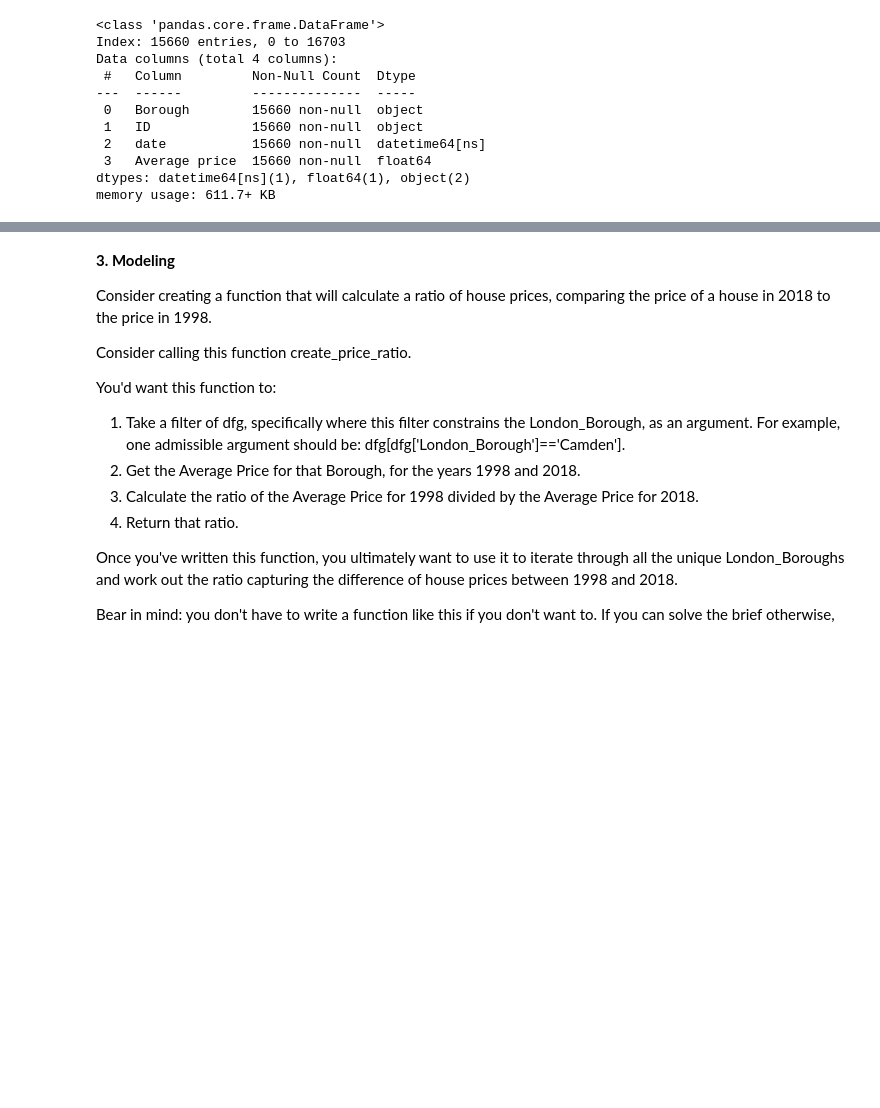
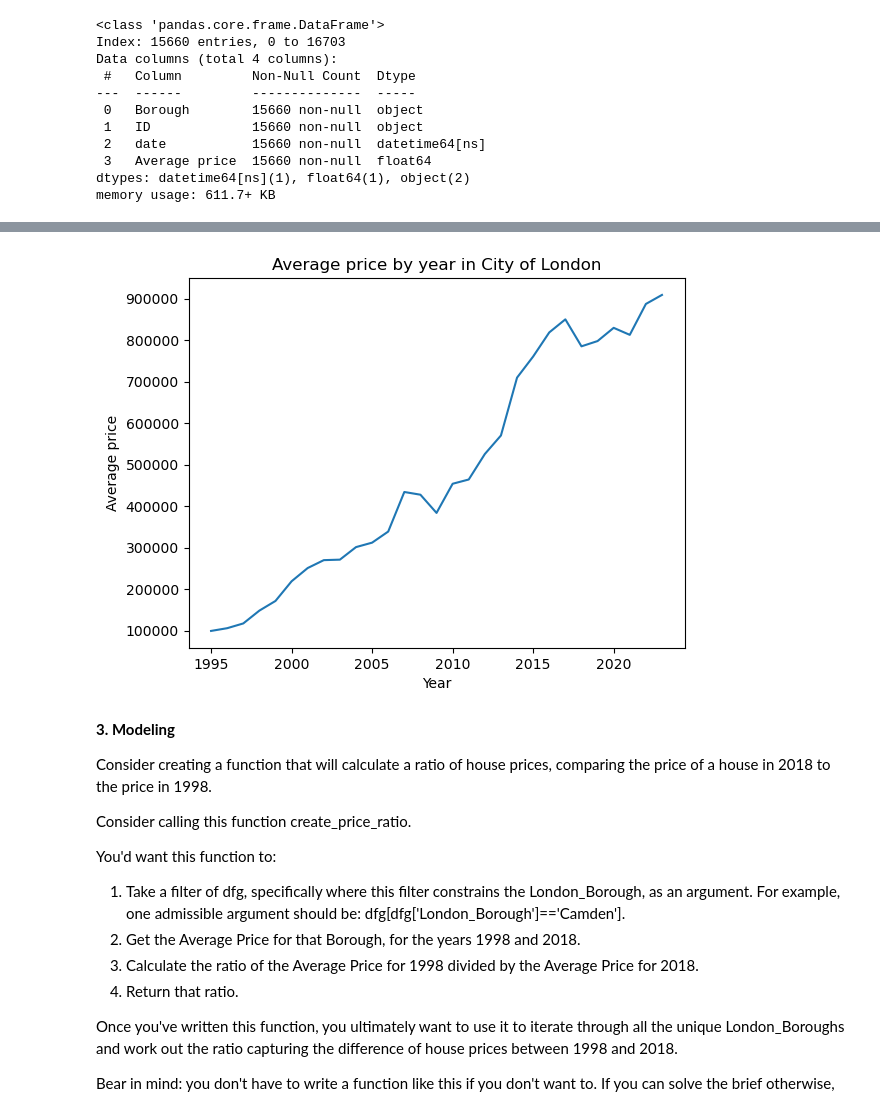
Before and after one commit to DiegoMZD/SpringboardFiles, a Jupyter notebook: Unit 4 Challenge - Tier 3.ipynb, the cells around one changed output, grey strips where cells are left out. Drawn from its saved outputs; the diff is of its cells as text; code cells hidden in the pictures; blank space fills up the shorter version.

```diff
--- a/Unit 4 Challenge - Tier 3.ipynb
+++ b/Unit 4 Challenge - Tier 3.ipynb
@@ -252,3 +261,8 @@ To this end, you *could* apply a ***lambda function***. Your logic could work as
 3. store that corresponding year as separate column.
 
 Whether you go ahead with this is up to you. Just so long as you answer our initial brief: which boroughs of London have seen the greatest house price increase, on average, over the past two decades?
+# %%
+dfg = properties_2.copy()
+dfg['month'] = dfg['date'].dt.month
+dfg['year'] = dfg['date'].apply(lambda x: x.year)
+dfg.head()
@@ -255,3 +276,13 @@ Whether you go ahead with this is up to you. Just so long as you answer our init
+# %%
+subset2 = dfg[dfg['Borough'] == 'City of London'].copy()
+subset3 = subset2.groupby('year')['Average price'].mean()
+subset3.plot()
+plt.title("Average price by year in City of London")
+plt.xlabel("Year")
+plt.ylabel("Average price")
+plt.show()
+# %% [output]
+[figure, added]
 # %% [markdown]
 **3. Modeling**
 
```
Also changed, not shown: parts of 12 cells of this notebook.
